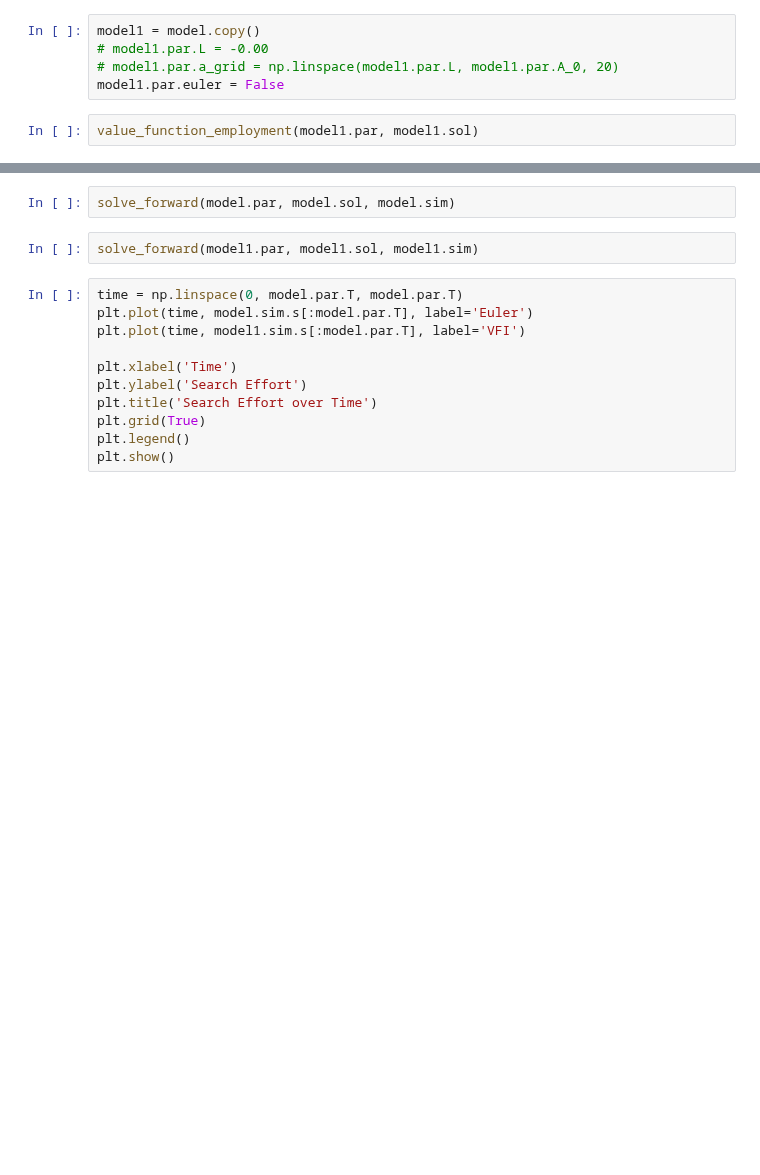
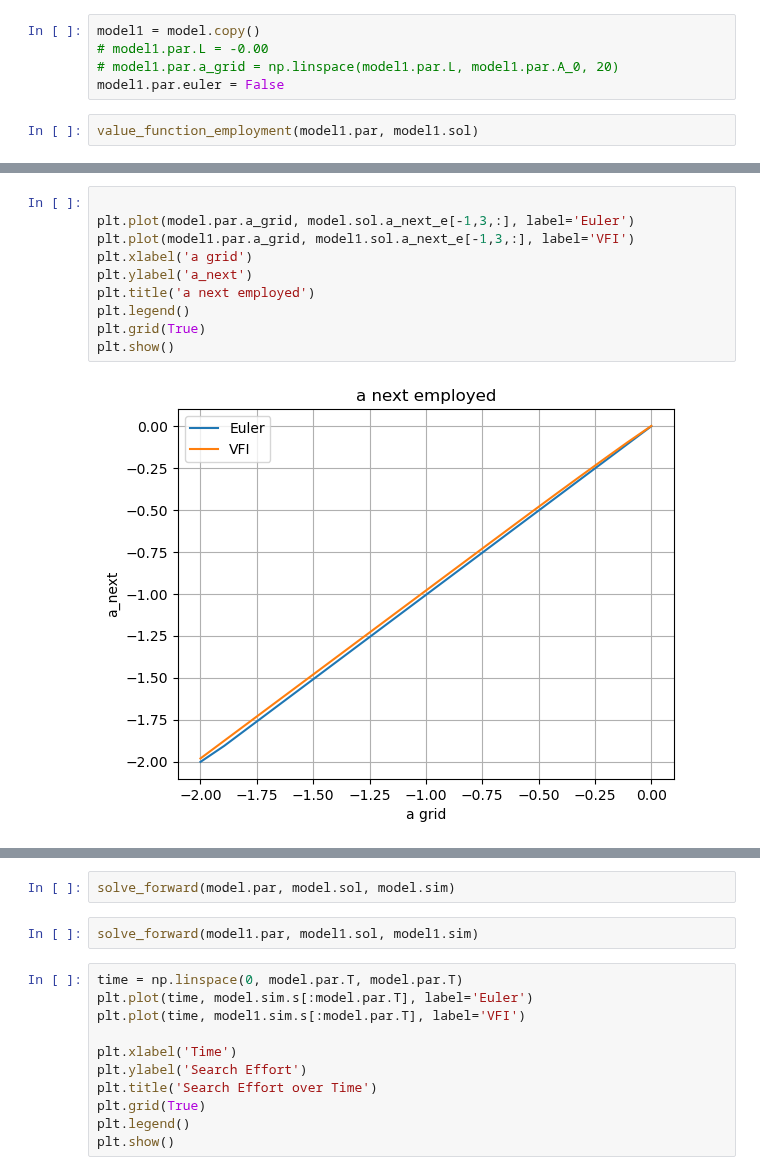
Before and after one commit to qrn838/Dynamic-programming-project, a Jupyter notebook: 2. consumption saving.ipynb, the cells around one changed output, grey strips where cells are left out. Cells and saved outputs as stored; diff of their text form; blank space fills up the shorter version.

```diff
--- a/2. consumption saving.ipynb
+++ b/2. consumption saving.ipynb
@@ -140,0 +145,12 @@ plt.show()
+# %%
+
+plt.plot(model.par.a_grid, model.sol.a_next_e[-1,3,:], label='Euler')
+plt.plot(model1.par.a_grid, model1.sol.a_next_e[-1,3,:], label='VFI')
+plt.xlabel('a grid')
+plt.ylabel('a_next')
+plt.title('a next employed')
+plt.legend()
+plt.grid(True)
+plt.show()
+# %% [output]
+[figure, added]
```
Also changed, not shown: parts of 20 cells of this notebook, 2 other files.
